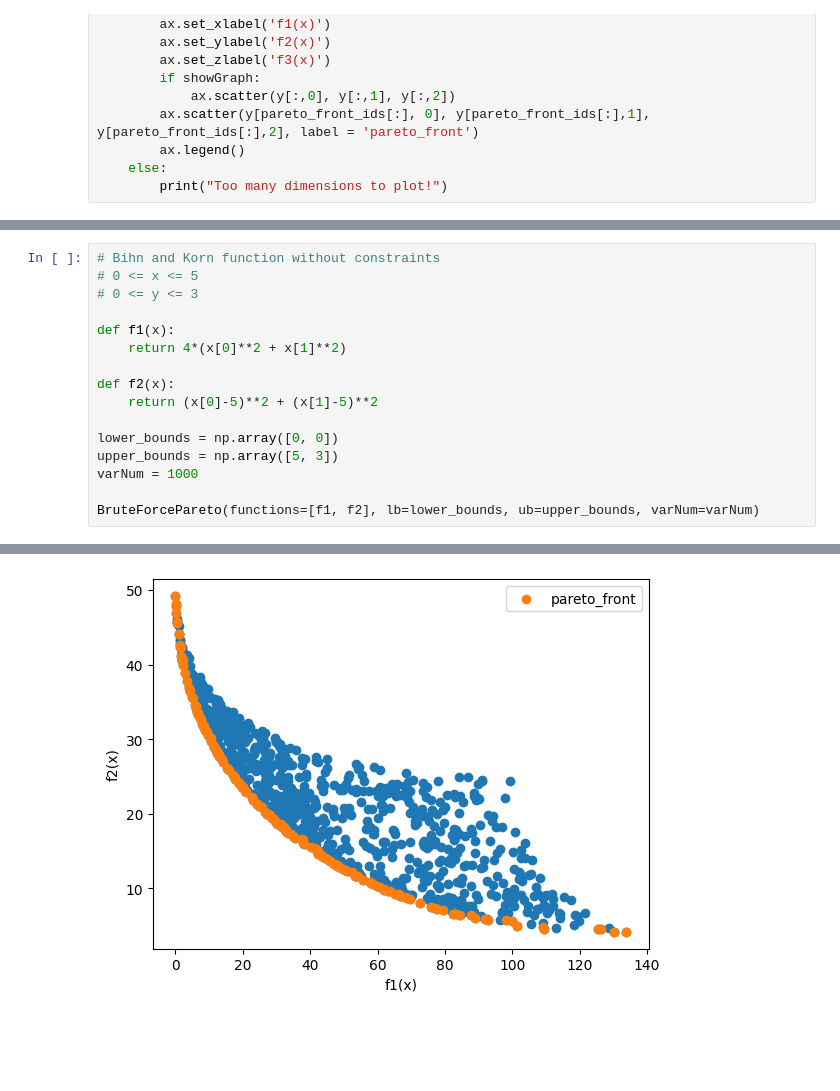
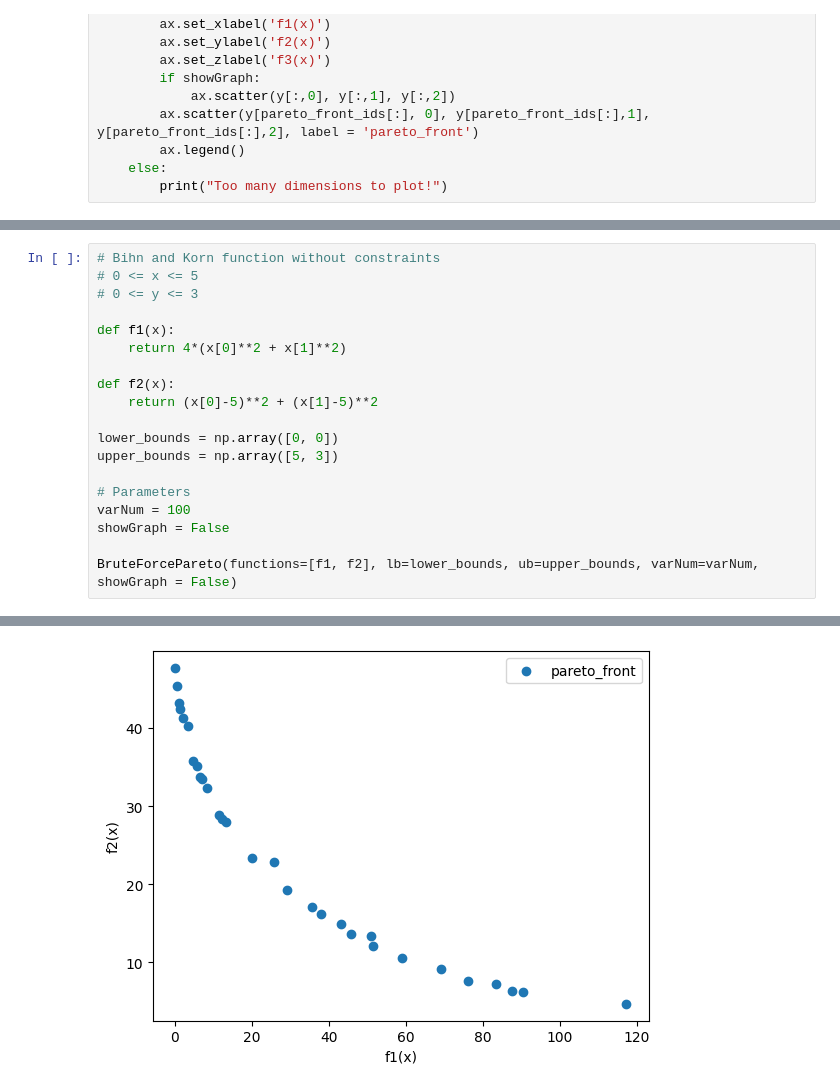
Before and after one commit to jormundur00/MultiObjectiveOptimization, a Jupyter notebook: BruteForce.ipynb, the cells around one changed output, grey strips where cells are left out. Drawn from its saved outputs; the diff is of its cells as text; blank space fills up the shorter version.

```diff
--- a/BruteForce.ipynb
+++ b/BruteForce.ipynb
@@ -116,7 +122,10 @@ def f2(x):
 
 lower_bounds = np.array([0, 0])
 upper_bounds = np.array([5, 3])
-varNum = 1000
 
-BruteForcePareto(functions=[f1, f2], lb=lower_bounds, ub=upper_bounds, varNum=varNum)
+# Parameters
+varNum = 100
+showGraph = False
+
+BruteForcePareto(functions=[f1, f2], lb=lower_bounds, ub=upper_bounds, varNum=varNum, showGraph = False)
 # %% [output]
@@ -125,4 +134,4 @@ Elapsed time: 0.5531728267669678 seconds
-[figure, old version]
+[figure, new version]
 # %%
 # Viennet function
 # -3 <= x,y <= 3
```
Also changed, not shown: parts of 4 cells of this notebook, 2 other files.
